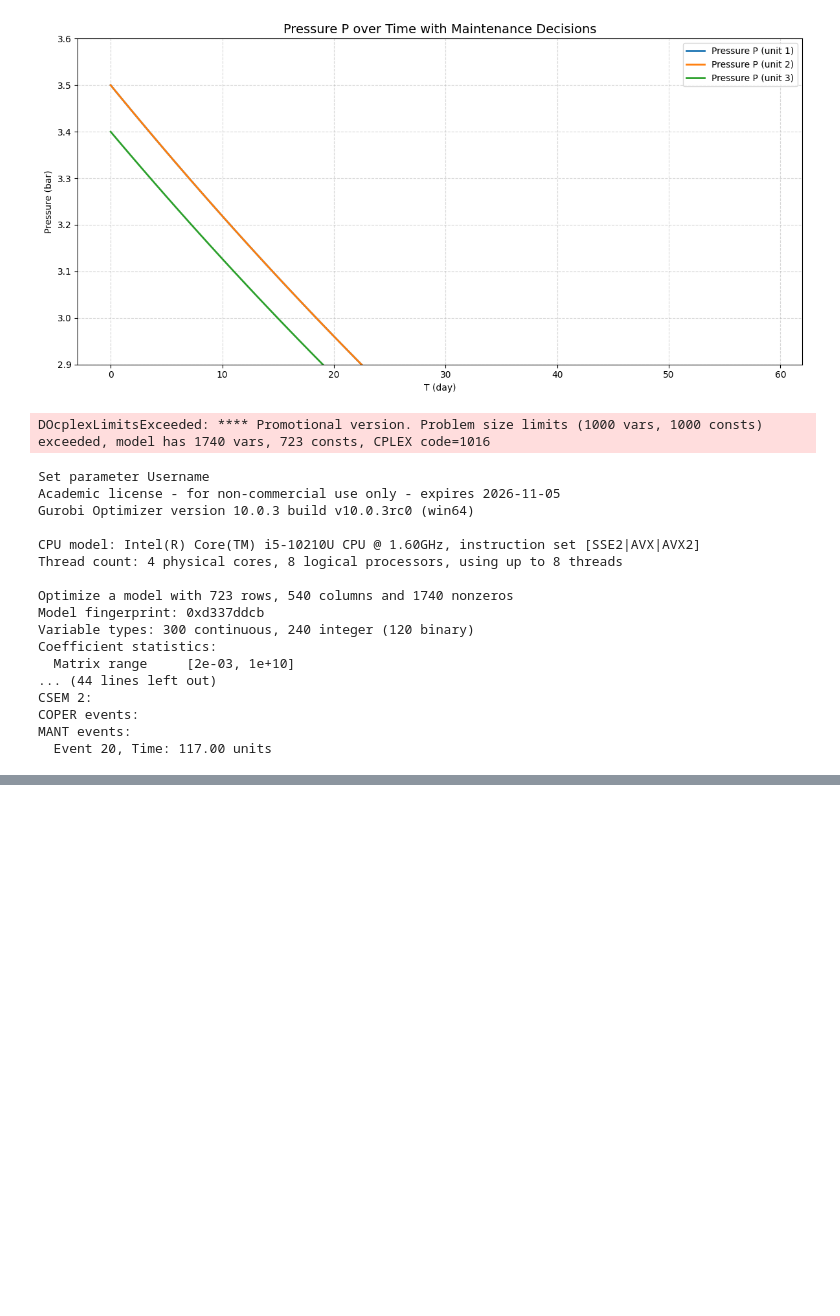
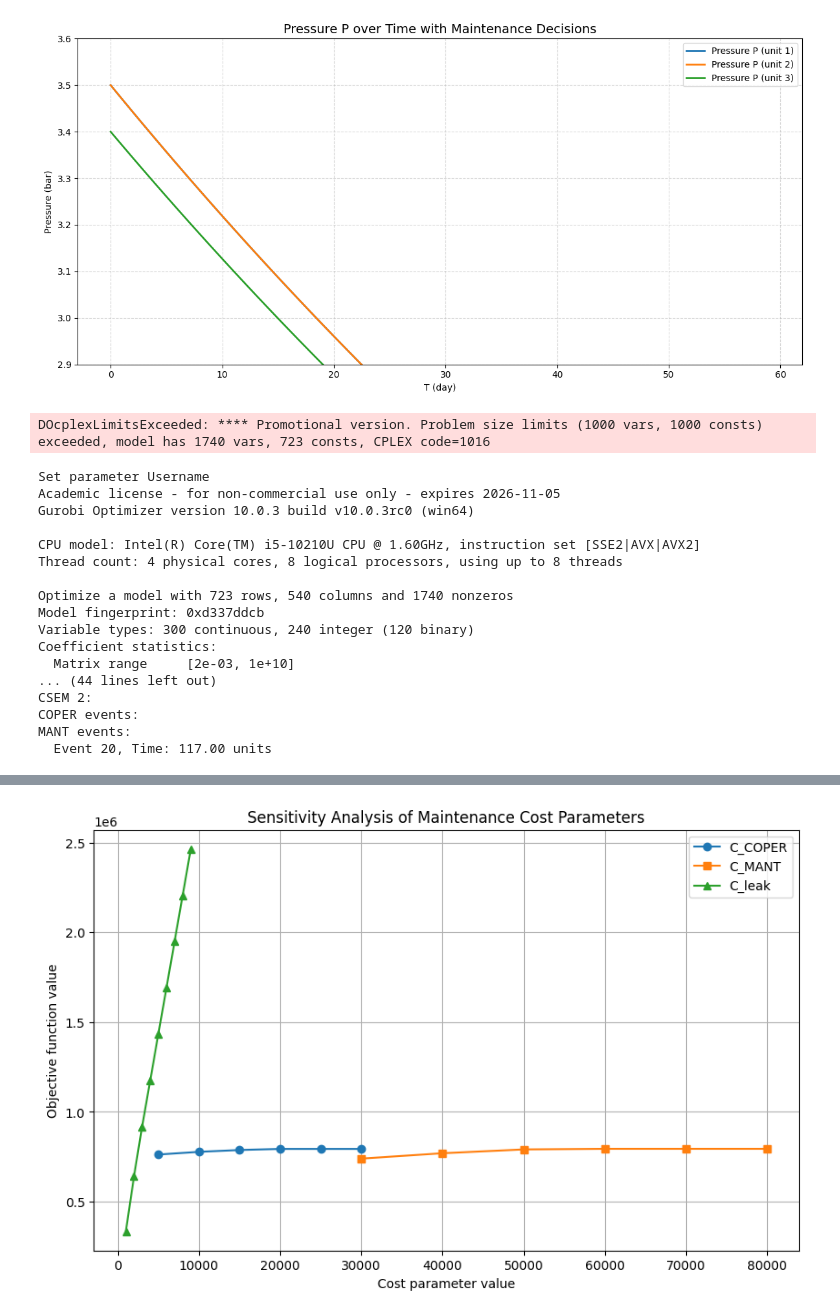
Before and after one commit to WenboWu322/RTE_SchedulingGrouping, a Jupyter notebook: AnnualSchedulingMethodRTE.ipynb, the cells around one changed output, grey strips where cells are left out. Saved outputs shown, nothing was run; the diff lists cells and outputs as text; code cells hidden in the pictures; blank space fills up the shorter version.

Commit message:
Grouping model corrected and annal scheduling visulization added

```diff
--- a/AnnualSchedulingMethodRTE.ipynb
+++ b/AnnualSchedulingMethodRTE.ipynb
@@ -1223,0 +1183,7 @@ plot(fig)  # 生成html文件并自动打开浏览器显示
+# %%
+# Run the model
+C_COPER = 15600                                                 # COPER action cost
+C_MANT = 48000                                                  # MANT action cost
+C_leak = 0.1 * 25200                                            # leakage cost per kg SF6
+# C_leak = 4000                                                   # leakage cost per kg SF6
+res = run_model(C_COPER, C_MANT, C_leak, verbose=True)
@@ -1223,0 +1207,84 @@ plot(fig)  # 生成html文件并自动打开浏览器显示
+# %%
+import matplotlib.pyplot as plt
+
+def sensitivity_analysis_plot(
+    run_model_func,
+    C_COPER_range=None,
+    C_MANT_range=None,
+    C_leak_range=None,
+    fixed_C_COPER=15600,
+    fixed_C_MANT=48000,
+    fixed_C_leak=0.1*25200,
+    verbose=False
+):
+    """
+    sensitivity analysis and plot for maintenance cost parameters.
+
+    Parameters:
+        run_model_func: function to solve the model
+        C_COPER_range: list of COPER cost range
+        C_MANT_range:  list of MANT cost range
+        C_leak_range:  list of Leak cost range
+        fixed_C_COPER/C_MANT/C_leak: fixed values when analyzing other costs
+        verbose: whether to print detailed decision information for each point
+    Returns:
+        dict containing lists of objective values for the three curves
+    """
+
+    # Default ranges
+    if C_COPER_range is None:
+        # C_COPER_range = list(range(5000, 35000, 5000))
+        C_COPER_range = list(range(5000, 35000, 5000))
+    if C_MANT_range is None:
+        # C_MANT_range = list(range(20000, 80000, 10000))
+        C_MANT_range = list(range(30000, 90000, 10000))
+    if C_leak_range is None:
+        # C_leak_range = [0.05*25200, 0.1*25200, 0.15*25200, 0.2*25200]
+        C_leak_range = list(range(1000, 10000, 1000))
+
+
+    # Store results
+    obj_COPER = []
+    obj_MANT  = []
+    obj_leak  = []
+
+    # ----- Calculate objective values separately -----
+    for val in C_COPER_range:
+        res = run_model_func(val, fixed_C_MANT, fixed_C_leak, verbose=verbose)
+        obj_COPER.append(res['objective'])
+
+    for val in C_MANT_range:
+        res = run_model_func(fixed_C_COPER, val, fixed_C_leak, verbose=verbose)
+        obj_MANT.append(res['objective'])
+
+    for val in C_leak_range:
+        res = run_model_func(fixed_C_COPER, fixed_C_MANT, val, verbose=verbose)
+        obj_leak.append(res['objective'])
+
+    # ----- Plot -----
+    plt.figure(figsize=(10,6))
+    plt.plot(C_COPER_range, obj_COPER, marker='o', label="C_COPER")
+    plt.plot(C_MANT_range, obj_MANT, marker='s', label="C_MANT")
+    plt.plot(C_leak_range, obj_leak, marker='^', label="C_leak")
+    plt.xlabel("Cost parameter value")
+    plt.ylabel("Objective function value")
+    plt.title("Sensitivity Analysis of Maintenance Cost Parameters")
+    plt.grid(True)
+    plt.legend()
+    plt.show()
+
+    # Return results dictionary
+    return {'C_COPER': obj_COPER, 'C_MANT': obj_MANT, 'C_leak': obj_leak}
+
+# run_model()
+results = sensitivity_analysis_plot(
+    run_model_func=run_model,
+    verbose=False  # True will print detailed decision information for each point
+)
+
+# View results
+print("COPER curve values:", results['C_COPER'])
+print("MANT curve values:", results['C_MANT'])
+print("Leak curve values:", results['C_leak'])
+# %% [output]
+[figure, added]
```
Also changed, not shown: parts of 6 cells of this notebook, 6 other files.
